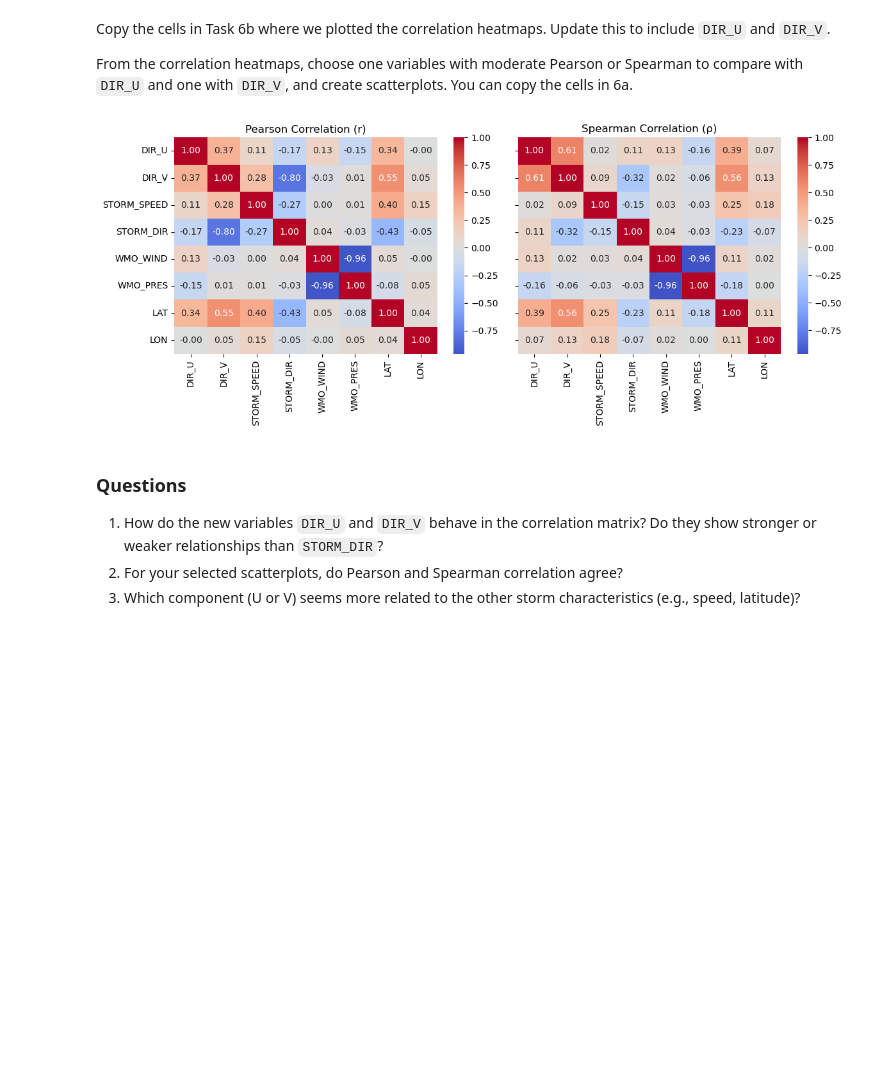
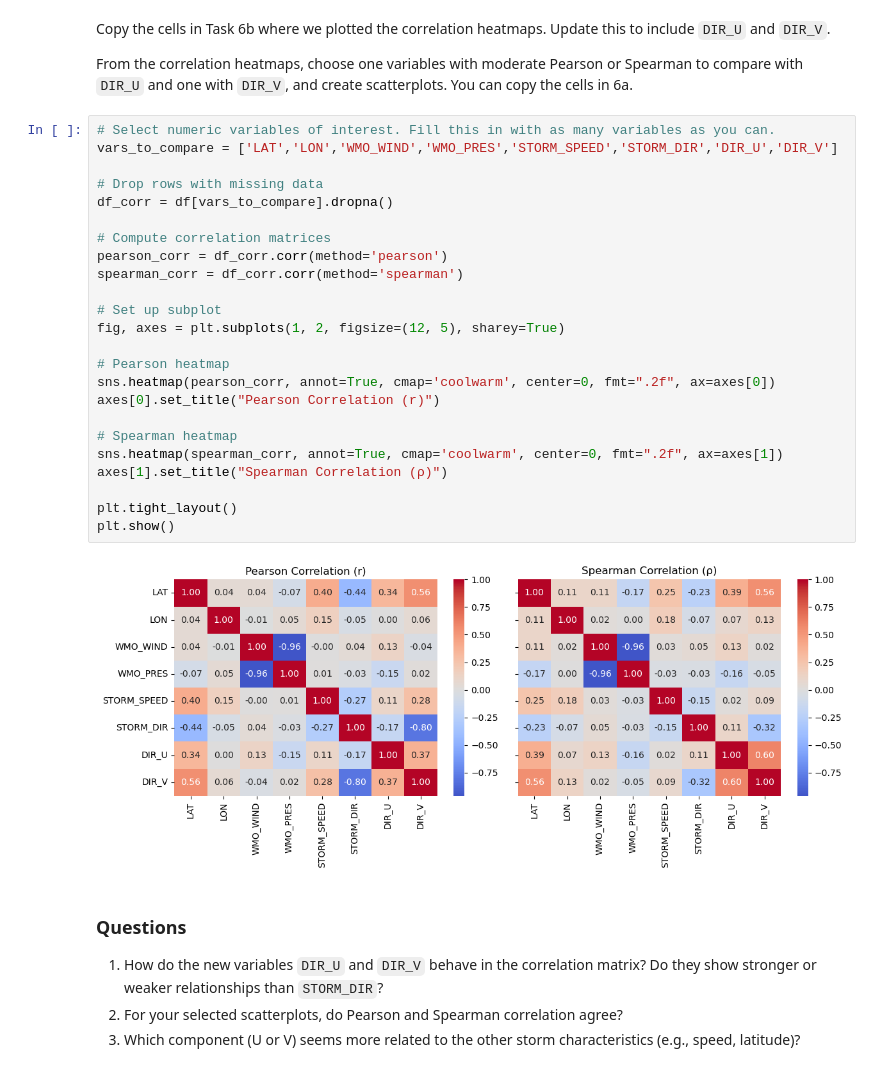
Before and after one commit to acgaribay/Meteo203-2526-Garibay, a Jupyter notebook: ex05_runs.ipynb, the cells around one changed output. Saved outputs shown, nothing was run; the diff lists cells and outputs as text; blank space fills up the shorter version.

```diff
--- a/ex05_runs.ipynb
+++ b/ex05_runs.ipynb
@@ -644,8 +698,31 @@ Copy the cells in Task 6b where we plotted the correlation heatmaps. Update this
 
 From the correlation heatmaps, choose one variables with moderate Pearson or Spearman to compare with `DIR_U` and one with `DIR_V`, and create scatterplots. You can copy the cells in 6a.
 # %%
+# Select numeric variables of interest. Fill this in with as many variables as you can.
+vars_to_compare = ['LAT','LON','WMO_WIND','WMO_PRES','STORM_SPEED','STORM_DIR','DIR_U','DIR_V']
+
+# Drop rows with missing data
+df_corr = df[vars_to_compare].dropna()
+
+# Compute correlation matrices
+pearson_corr = df_corr.corr(method='pearson')
+spearman_corr = df_corr.corr(method='spearman')
+
+# Set up subplot
+fig, axes = plt.subplots(1, 2, figsize=(12, 5), sharey=True)
+
+# Pearson heatmap
+sns.heatmap(pearson_corr, annot=True, cmap='coolwarm', center=0, fmt=".2f", ax=axes[0])
+axes[0].set_title("Pearson Correlation (r)")
+
+# Spearman heatmap
+sns.heatmap(spearman_corr, annot=True, cmap='coolwarm', center=0, fmt=".2f", ax=axes[1])
+axes[1].set_title("Spearman Correlation (ρ)")
+
+plt.tight_layout()
+plt.show()
 # %% [output]
-[figure, old version]
+[figure, new version]
 # %% [markdown]
 ### Questions
 1. How do the new variables `DIR_U` and `DIR_V` behave in the correlation matrix? Do they show stronger or weaker relationships than `STORM_DIR`?
```
Also changed, not shown: parts of 6 cells of this notebook, 1 other file.
